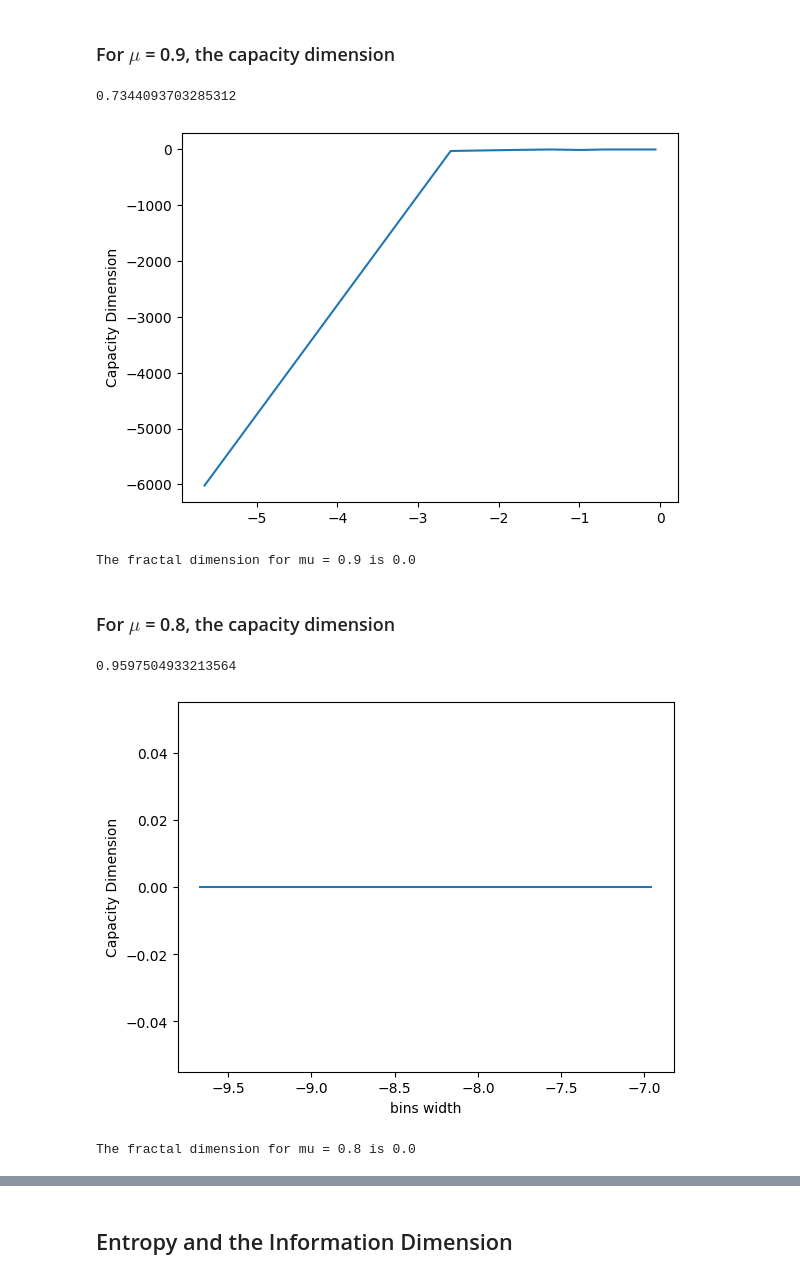
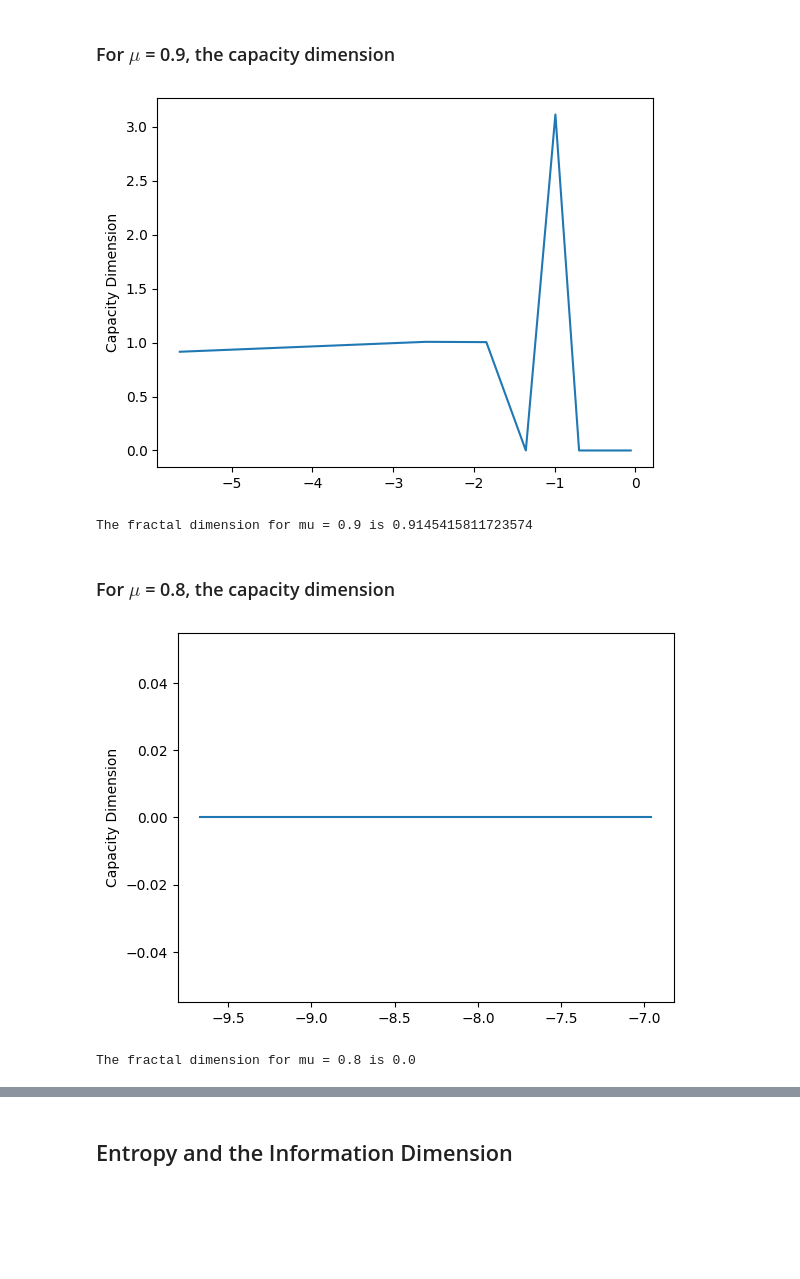
Before and after one commit to htsod/statistical_mechanics_models, a Jupyter notebook: fractal_dimensions/main.ipynb, the cells around one changed output, grey strips where cells are left out. Saved outputs shown, nothing was run; the diff lists cells and outputs as text; code cells hidden in the pictures; blank space fills up the shorter version.

```diff
--- a/fractal_dimensions/main.ipynb
+++ b/fractal_dimensions/main.ipynb
@@ -57,26 +64,37 @@ def D_capacity(N_e, e_list):
 # %% [markdown]
 ### For $\mu$ = 0.9, the capacity dimension
 # %%
+def D_capacity(N_e, e_list):
+    """
+    The capacity dimension
+    """
+    d_cap = []
+    x_axis = []
+    for i in range(len(N_e)-1):
+        d_cap.append(-(np.log(N_e[i+1]) - np.log(N_e[i])) / (np.log(e_list[i+1]) - np.log(e_list[i])))
+        x_axis.append((np.log(e_list[i+1]) + np.log(e_list[i])/2))
+    return d_cap, x_axis
+
+
 mu = 0.9
 e_list = np.linspace(0.001, 1, 10)
 
 count_list, bins_list = main(mu, e_list)
 
 N_e = []
 for l in count_list:
     n = np.count_nonzero(np.array(l))
     N_e.append(n)
 
-d_cap, x_axis = D_capacity(N_e, e_list)
+d_cap_0, x_axis_0 = D_capacity(N_e, e_list)
 
-plt.plot(x_axis, d_cap)
+plt.plot(x_axis_0, d_cap_0)
 plt.ylabel("Capacity Dimension")
 plt.show()
-print(f"The fractal dimension for mu = {mu} is {d_cap[-1]}")
+print(f"The fractal dimension for mu = {mu} is {d_cap_0[0]}")
 # %% [output]
+[figure, new version]
-0.7344093703285312
+The fractal dimension for mu = 0.9 is 0.9145415811723574
-[figure, old version]
-The fractal dimension for mu = 0.9 is 0.0
 # %% [markdown]
 ### For $\mu$ = 0.8, the capacity dimension
 # %%
@@ -90,13 +108,12 @@ for l in count_list:
     n = np.count_nonzero(np.array(l))
     N_e.append(n)
 
-d_cap, x_axis = D_capacity(N_e, e_list)
+d_cap_1, x_axis_1 = D_capacity(N_e, e_list)
 
-plt.plot(x_axis, d_cap)
+plt.plot(x_axis_1, d_cap_1)
 plt.ylabel("Capacity Dimension")
 plt.show()
-print(f"The fractal dimension for mu = {mu} is {np.array(d_cap).mean()}")
+print(f"The fractal dimension for mu = {mu} is {np.array(d_cap_1).mean()}")
 # %% [output]
+[figure, new version]
-0.9597504933213564
+The fractal dimension for mu = 0.8 is 0.0
-[figure, old version]
-The fractal dimension for mu = 0.8 is 0.0
```
Also changed, not shown: parts of 9 cells of this notebook, 32 other files.
